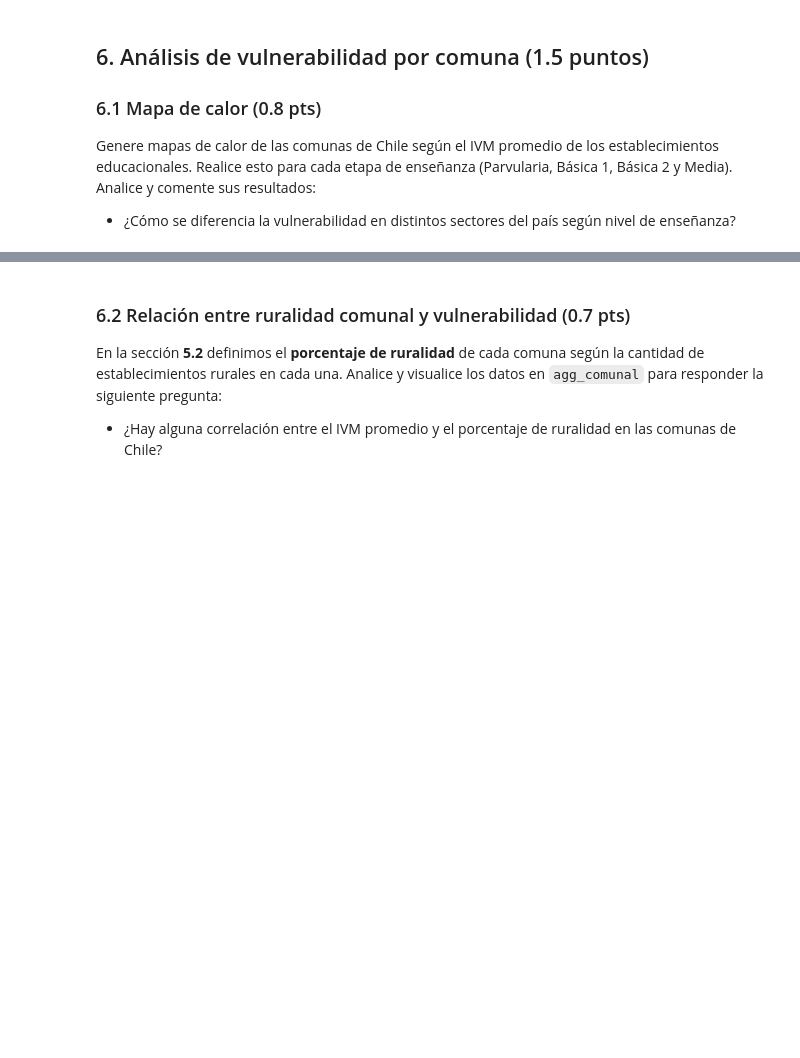
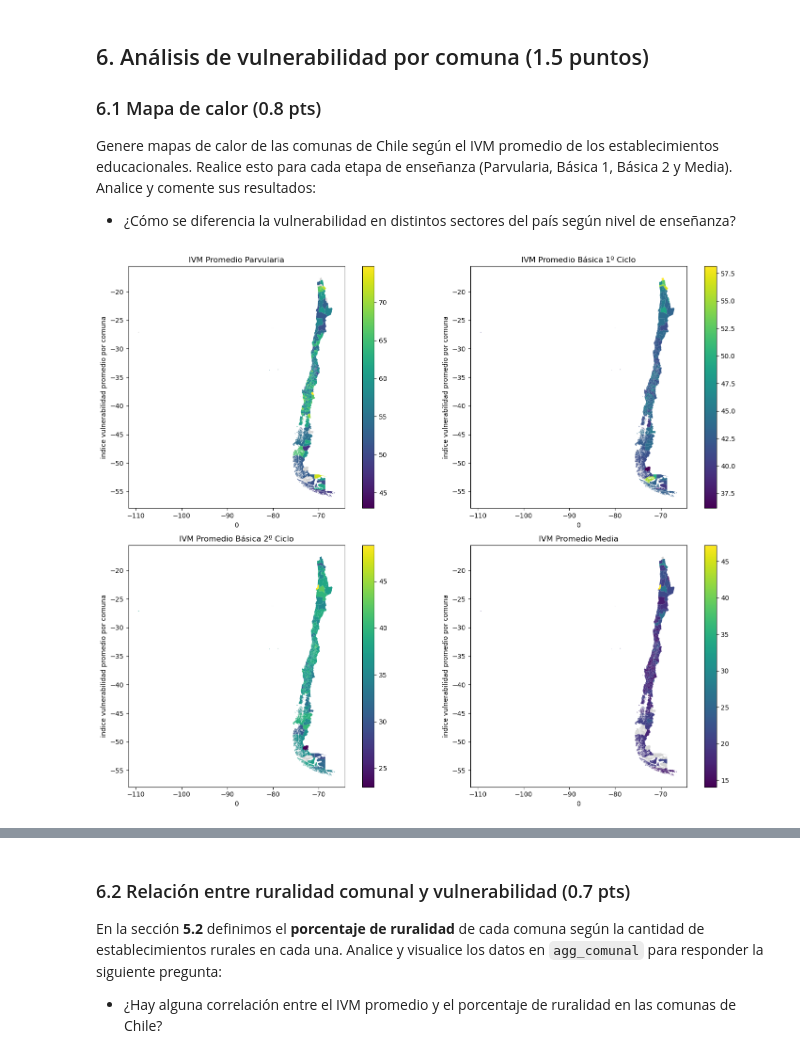
Before and after one commit to esteban78009/IMT2200-Esteban-Cortes, a Jupyter notebook: tareas/tarea 03/IMT2200-25s2 - Tarea 03.ipynb, the cells around one changed output, grey strips where cells are left out. Saved outputs shown, nothing was run; the diff lists cells and outputs as text; code cells hidden in the pictures; blank space fills up the shorter version.

```diff
--- a/tareas/tarea 03/IMT2200-25s2 - Tarea 03.ipynb
+++ b/tareas/tarea 03/IMT2200-25s2 - Tarea 03.ipynb
@@ -200,3 +201,5 @@ Como realizamos en la Tarea pasada, puede transformar el Coordinate Reference Sy
 # %%
 com = os.path.join("data","comunas.shp")
 comunas = gpd.read_file(com)
+comunas = comunas.to_crs(epsg=4326)
+comunas.head(2)
@@ -454,4 +493,10 @@ Tenga en cuenta de que pueden aparecer establecimientos duplicados al combinar e
 Finalmente, vamos a generar el DataFrame `agg_comunal` con la información de los dos previos DataFrames creados.
 Combine la información de las dos secciones anteriores para crear su base de datos unificada. Por último, agregue la columna `geometry` con la información geográfica de cada comuna.
 # %%
-# respuestas
+df_temp = pd.merge(ivm_comunal, estab_comunal,  on="ID_COMUNA_ESTABLE", how="inner")
+
+com = comunas[["geometry" , "cod_comuna"]].copy()
+
+com.rename(columns={"cod_comuna": "ID_COMUNA_ESTABLE"}, inplace=True)
+
+agg_comunal = pd.merge(df_temp, com, on="ID_COMUNA_ESTABLE", how="inner")
@@ -457,0 +510,4 @@ Combine la información de las dos secciones anteriores para crear su base de da
+# %%
+agg_comunal = gpd.GeoDataFrame(agg_comunal, geometry="geometry", crs="EPSG:4326")
+
+print(type(agg_comunal))
@@ -463,6 +521,28 @@ Combine la información de las dos secciones anteriores para crear su base de da
 Genere mapas de calor de las comunas de Chile según el IVM promedio de los establecimientos educacionales. Realice esto para cada etapa de enseñanza (Parvularia, Básica 1, Básica 2 y Media). Analice y comente sus resultados:
 * ¿Cómo se diferencia la vulnerabilidad en distintos sectores del país según nivel de enseñanza?
 # %%
-# Respuesta
+#uso de IA = https://gemini.google.com/share/13ea60a8b7eb
+
+columnas_grafico = {
+    "ivm promedio Parvularia": "IVM Promedio Parvularia",
+    "ivm promedio 1º Ciclo Básico": "IVM Promedio Básica 1º Ciclo",
+    "ivm promedio 2º Ciclo Básico": "IVM Promedio Básica 2º Ciclo",
+    "ivm promedio Media": "IVM Promedio Media"
+}
+fig , axes = plt.subplots(2, 2, figsize=(15, 12))
+axes = axes.flatten()
+
+for i, (col , tit) in enumerate(columnas_grafico.items()):
+    ax = axes[i]
+    agg_comunal.plot(column=col, ax=ax, legend=True , cmap = "viridis" , missing_kwds={"color": "lightgrey"})
+    plt.xlabel("a")
+    plt.ylabel("b")
+    ax.set_title(tit)
+    ax.set_ylabel("indice vulnerabilidad promedio por comuna")
+
+plt.tight_layout()
+plt.show()
+# %% [output]
+[figure, added]
 # %% [markdown]
 Comentarios y análisis:
```
Also changed, not shown: parts of 10 cells of this notebook.
